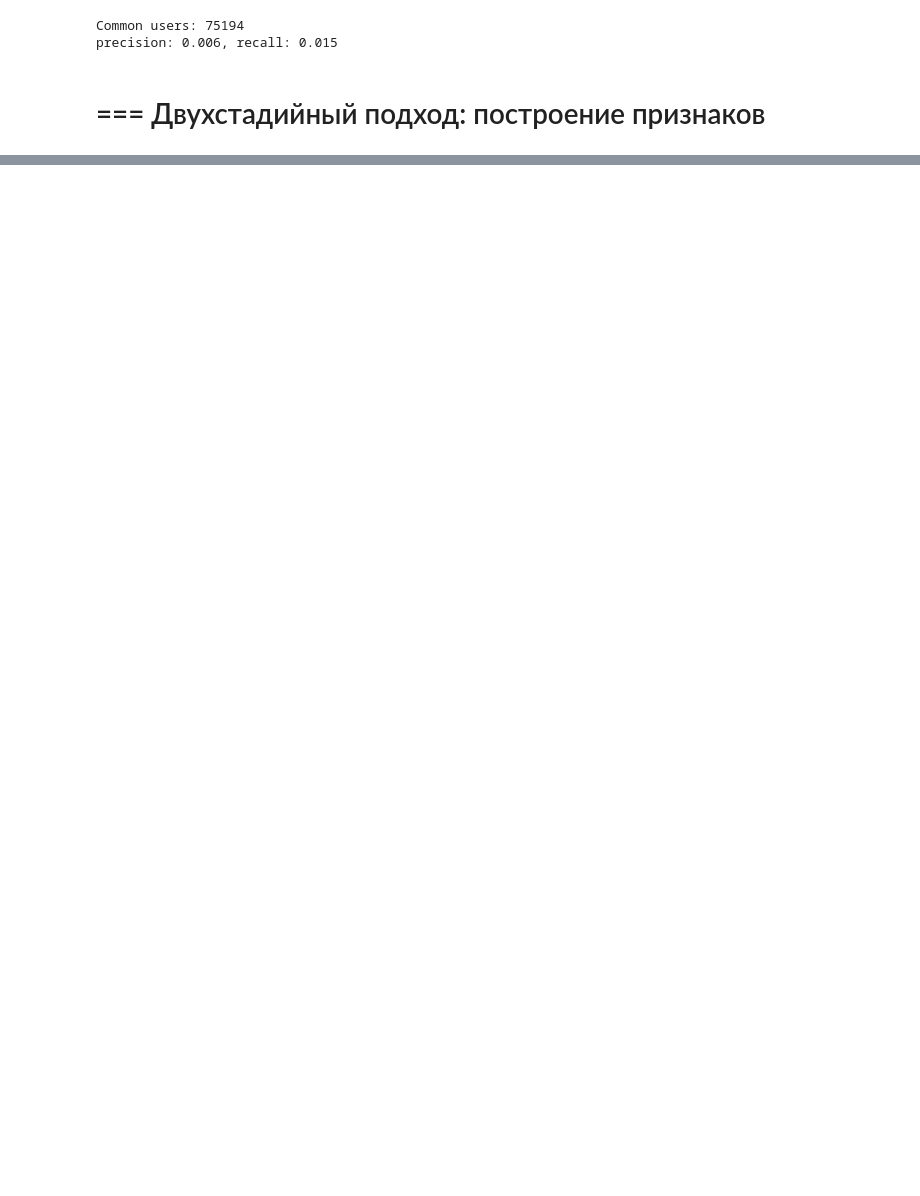
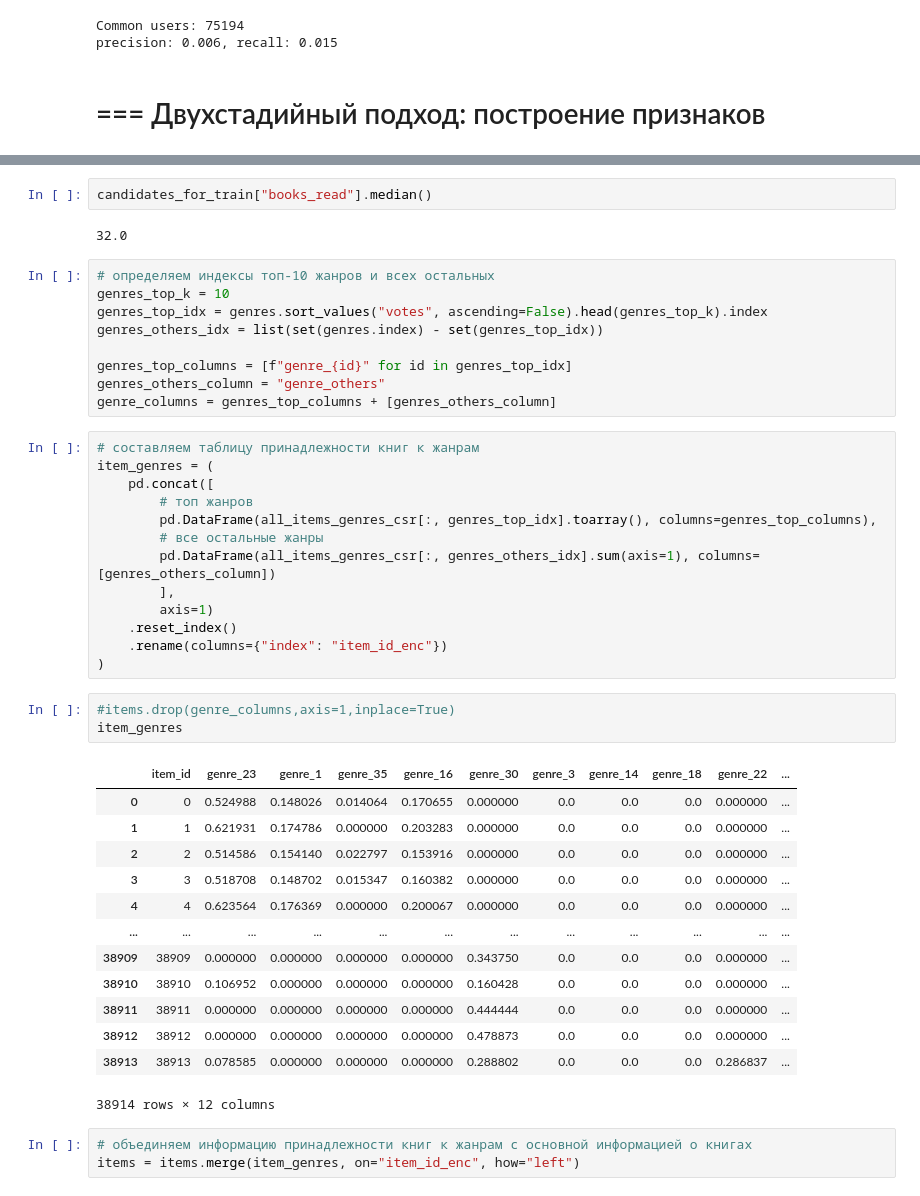
Before and after one commit to ujhmaster/mle-recsys-start, a Jupyter notebook: main_offline.ipynb, the cells around one changed output, grey strips where cells are left out. Cells and saved outputs as stored; diff of their text form; blank space fills up the shorter version.

```diff
--- a/main_offline.ipynb
+++ b/main_offline.ipynb
@@ -1020,0 +1061,46 @@ precision: 0.006, recall: 0.015
+# %%
+candidates_for_train["books_read"].median()
+# %% [output]
+32.0
+# %%
+# определяем индексы топ-10 жанров и всех остальных
+genres_top_k = 10
+genres_top_idx = genres.sort_values("votes", ascending=False).head(genres_top_k).index
+genres_others_idx = list(set(genres.index) - set(genres_top_idx))
+
+genres_top_columns = [f"genre_{id}" for id in genres_top_idx]
+genres_others_column = "genre_others"
+genre_columns = genres_top_columns + [genres_others_column]
+# %%
+# составляем таблицу принадлежности книг к жанрам
+item_genres = (
+    pd.concat([
+        # топ жанров
+        pd.DataFrame(all_items_genres_csr[:, genres_top_idx].toarray(), columns=genres_top_columns),
+        # все остальные жанры
+        pd.DataFrame(all_items_genres_csr[:, genres_others_idx].sum(axis=1), columns=[genres_others_column])
+        ],
+        axis=1)
+    .reset_index()
+    .rename(columns={"index": "item_id_enc"})
+)
+# %%
+#items.drop(genre_columns,axis=1,inplace=True)
+item_genres
+# %% [output]
+|  | item_id | genre_23 | genre_1 | genre_35 | genre_16 | genre_30 | genre_3 | genre_14 | genre_18 | genre_22 | ... |
+| 0 | 0 | 0.524988 | 0.148026 | 0.014064 | 0.170655 | 0.000000 | 0.0 | 0.0 | 0.0 | 0.000000 | ... |
+| 1 | 1 | 0.621931 | 0.174786 | 0.000000 | 0.203283 | 0.000000 | 0.0 | 0.0 | 0.0 | 0.000000 | ... |
+| 2 | 2 | 0.514586 | 0.154140 | 0.022797 | 0.153916 | 0.000000 | 0.0 | 0.0 | 0.0 | 0.000000 | ... |
+| 3 | 3 | 0.518708 | 0.148702 | 0.015347 | 0.160382 | 0.000000 | 0.0 | 0.0 | 0.0 | 0.000000 | ... |
+| 4 | 4 | 0.623564 | 0.176369 | 0.000000 | 0.200067 | 0.000000 | 0.0 | 0.0 | 0.0 | 0.000000 | ... |
+| ... | ... | ... | ... | ... | ... | ... | ... | ... | ... | ... | ... |
+| 38909 | 38909 | 0.000000 | 0.000000 | 0.000000 | 0.000000 | 0.343750 | 0.0 | 0.0 | 0.0 | 0.000000 | ... |
+| 38910 | 38910 | 0.106952 | 0.000000 | 0.000000 | 0.000000 | 0.160428 | 0.0 | 0.0 | 0.0 | 0.000000 | ... |
+| 38911 | 38911 | 0.000000 | 0.000000 | 0.000000 | 0.000000 | 0.444444 | 0.0 | 0.0 | 0.0 | 0.000000 | ... |
+| 38912 | 38912 | 0.000000 | 0.000000 | 0.000000 | 0.000000 | 0.478873 | 0.0 | 0.0 | 0.0 | 0.000000 | ... |
+| 38913 | 38913 | 0.078585 | 0.000000 | 0.000000 | 0.000000 | 0.288802 | 0.0 | 0.0 | 0.0 | 0.286837 | ... |
+38914 rows × 12 columns
+# %%
+# объединяем информацию принадлежности книг к жанрам с основной информацией о книгах
+items = items.merge(item_genres, on="item_id_enc", how="left")
```
Also changed, not shown: parts of 25 cells of this notebook, 4 other files.
